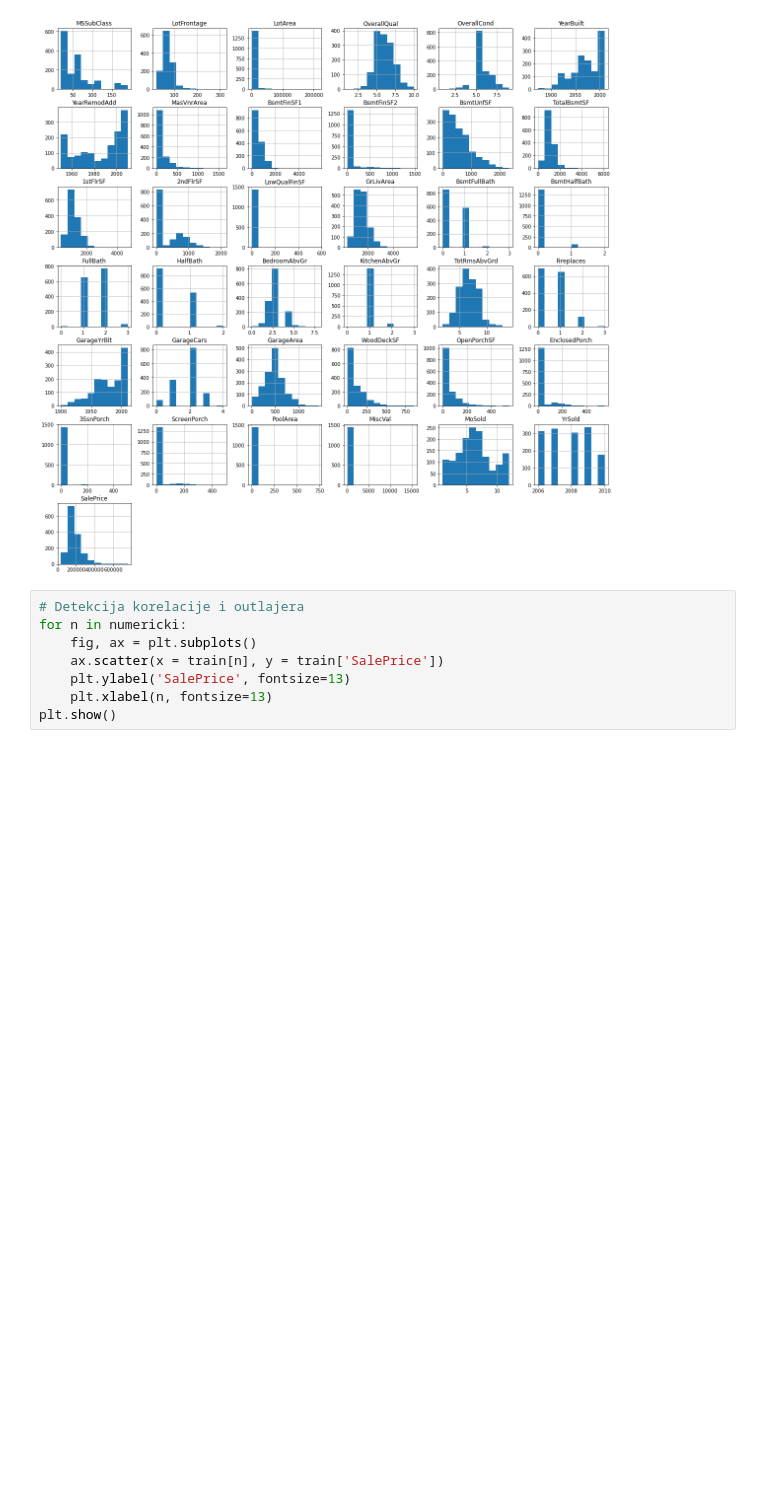
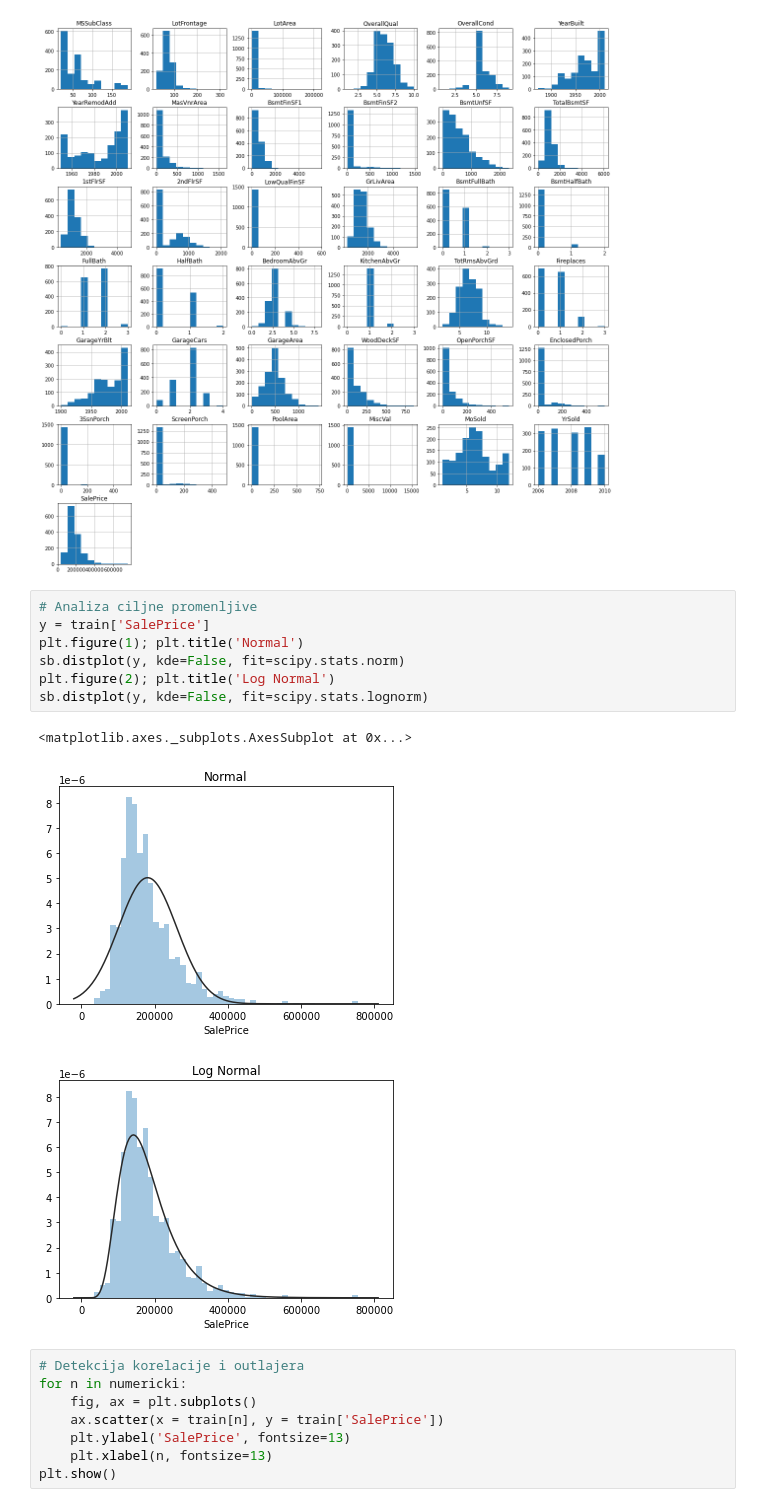
Before and after one commit to DenisAlicic/House-Prices-Advanced-Regression-Techniques, a Jupyter notebook: Solution/HousePricePredicton.ipynb, the cells around one changed output. Saved outputs shown, nothing was run; the diff lists cells and outputs as text; blank space fills up the shorter version.

```diff
--- a/Solution/HousePricePredicton.ipynb
+++ b/Solution/HousePricePredicton.ipynb
@@ -138,6 +114,17 @@ array([[<matplotlib.axes._subplots.AxesSubplot object at 0x...>,
         <matplotlib.axes._subplots.AxesSubplot object at 0x...>]],
       dtype=object)
 [figure]
+# %%
+# Analiza ciljne promenljive
+y = train['SalePrice']
+plt.figure(1); plt.title('Normal')
+sb.distplot(y, kde=False, fit=scipy.stats.norm)
+plt.figure(2); plt.title('Log Normal')
+sb.distplot(y, kde=False, fit=scipy.stats.lognorm)
+# %% [output]
+<matplotlib.axes._subplots.AxesSubplot at 0x...>
+[figure, added]
+[figure, added]
 # %%
 # Detekcija korelacije i outlajera
 for n in numericki:
```
Also changed, not shown: parts of 27 cells of this notebook.
